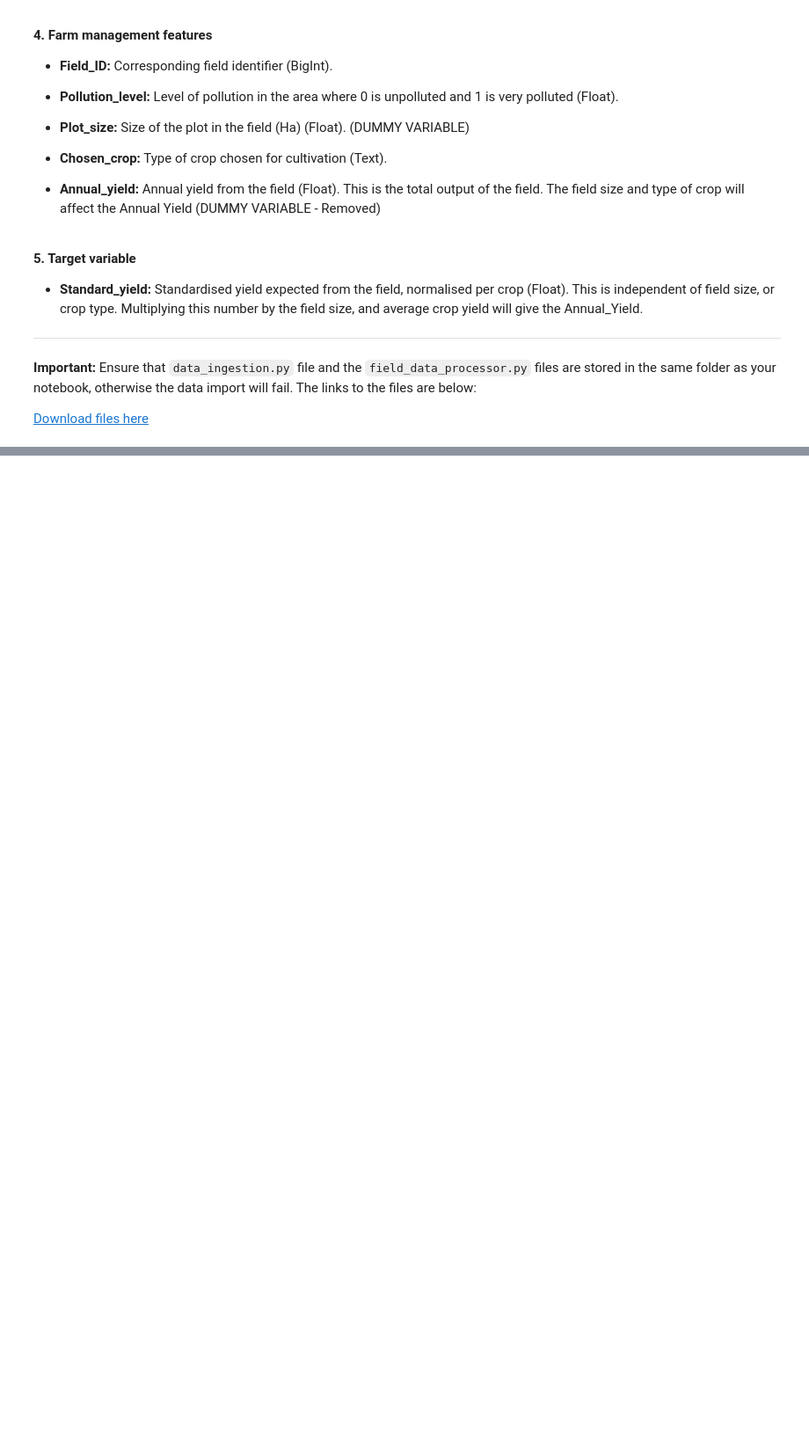
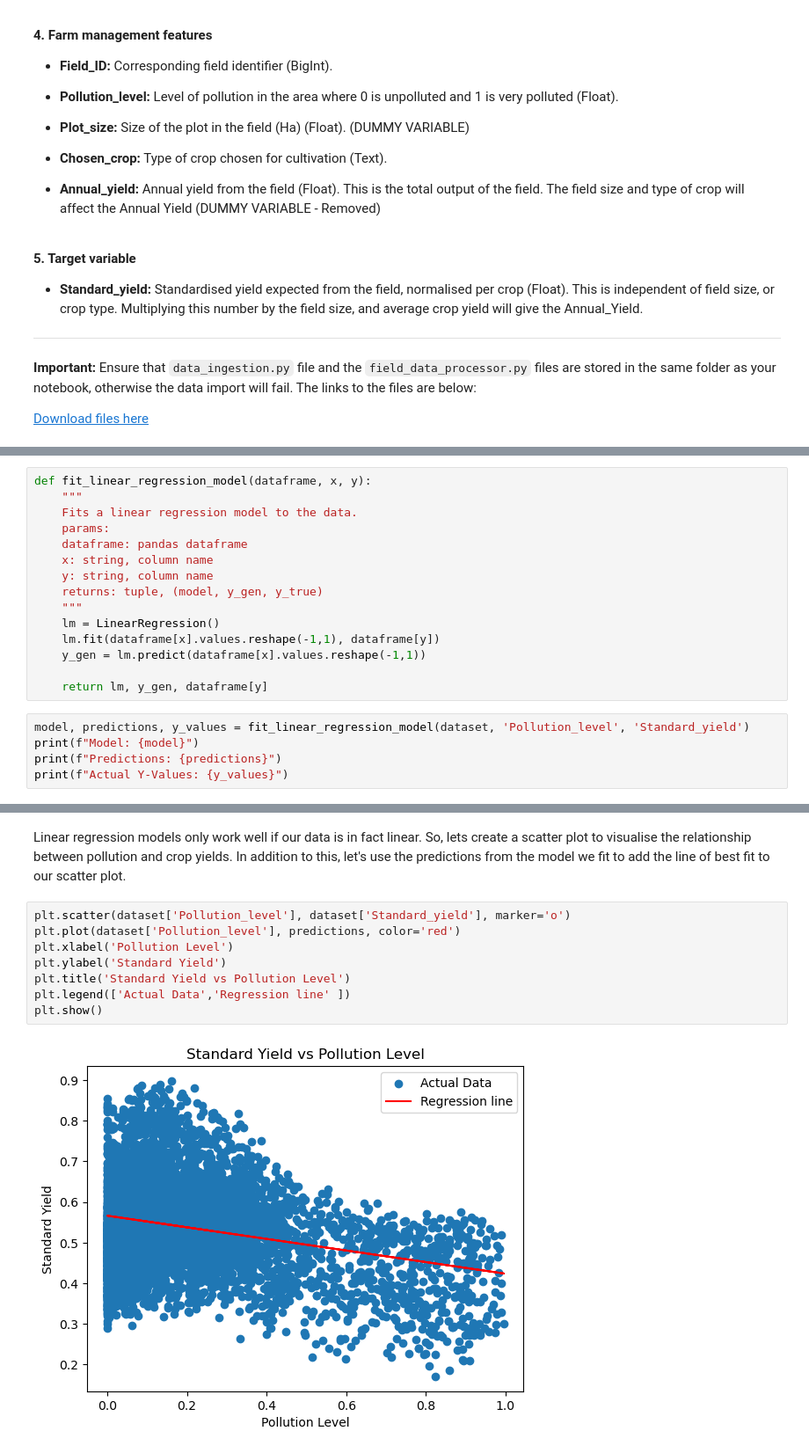
Before and after one commit to EbrahemHassan132/linear-regression-crop-yield-analysis, a Jupyter notebook: Project_notebook.ipynb, the cells around one changed output, grey strips where cells are left out. Shown at 88% size. Cells and saved outputs as stored; diff of their text form; blank space fills up the shorter version.

```diff
--- a/Project_notebook.ipynb
+++ b/Project_notebook.ipynb
@@ -115,0 +217,20 @@ dataset = field_df.drop("Weather_station", axis=1)
+# %%
+def fit_linear_regression_model(dataframe, x, y):
+    """
+    Fits a linear regression model to the data.
+    params:
+    dataframe: pandas dataframe
+    x: string, column name
+    y: string, column name
+    returns: tuple, (model, y_gen, y_true)
+    """
+    lm = LinearRegression()
+    lm.fit(dataframe[x].values.reshape(-1,1), dataframe[y])
+    y_gen = lm.predict(dataframe[x].values.reshape(-1,1))
+
+    return lm, y_gen, dataframe[y]
+# %%
+model, predictions, y_values = fit_linear_regression_model(dataset, 'Pollution_level', 'Standard_yield')
+print(f"Model: {model}")
+print(f"Predictions: {predictions}")
+print(f"Actual Y-Values: {y_values}")
@@ -115,0 +252,12 @@ dataset = field_df.drop("Weather_station", axis=1)
+# %% [markdown]
+Linear regression models only work well if our data is in fact linear. So, lets create a scatter plot to visualise the relationship between pollution and crop yields. In addition to this, let's use the predictions from the model we fit to add the line of best fit to our scatter plot.
+# %%
+plt.scatter(dataset['Pollution_level'], dataset['Standard_yield'], marker='o')
+plt.plot(dataset['Pollution_level'], predictions, color='red')
+plt.xlabel('Pollution Level')
+plt.ylabel('Standard Yield')
+plt.title('Standard Yield vs Pollution Level')
+plt.legend(['Actual Data','Regression line' ])
+plt.show()
+# %% [output]
+[figure, added]
```
Also changed, not shown: parts of 27 cells of this notebook.
